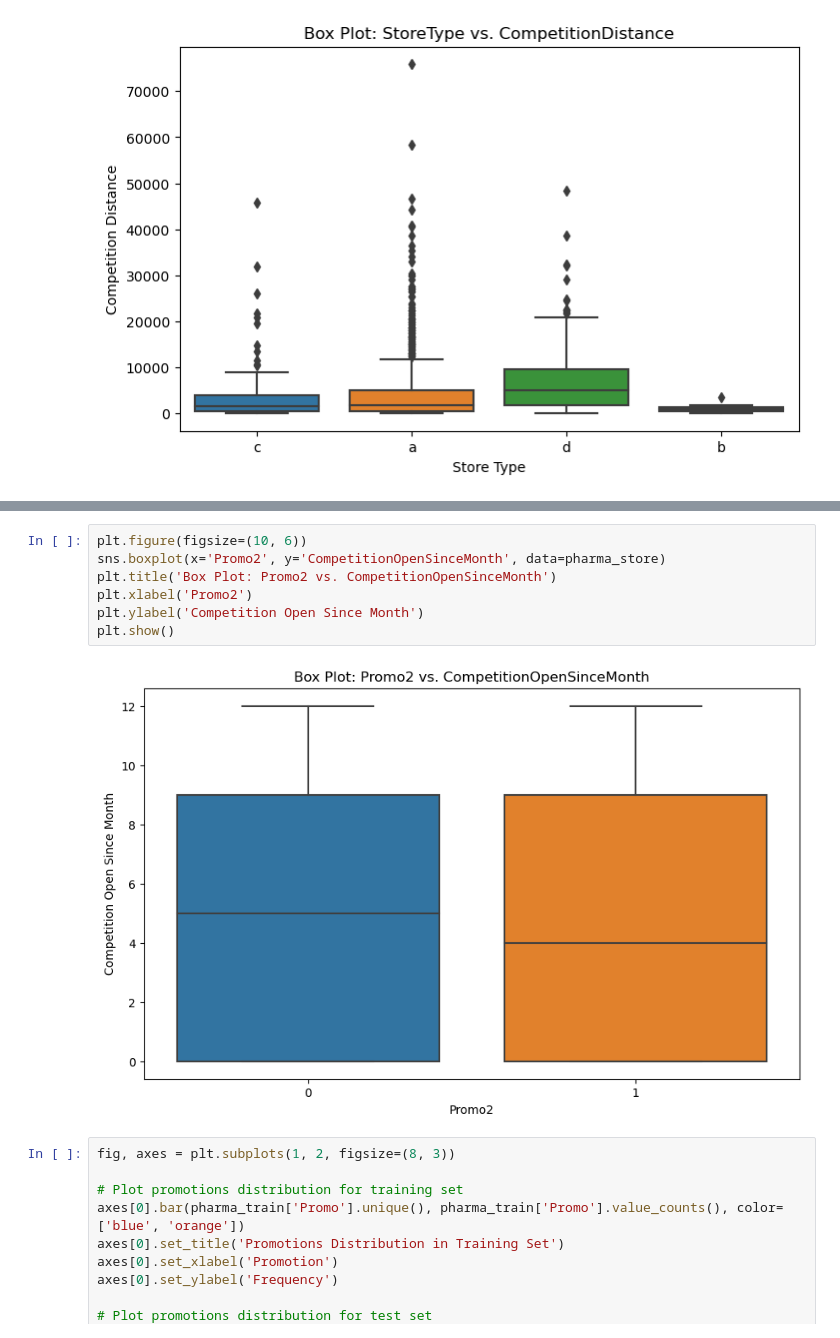
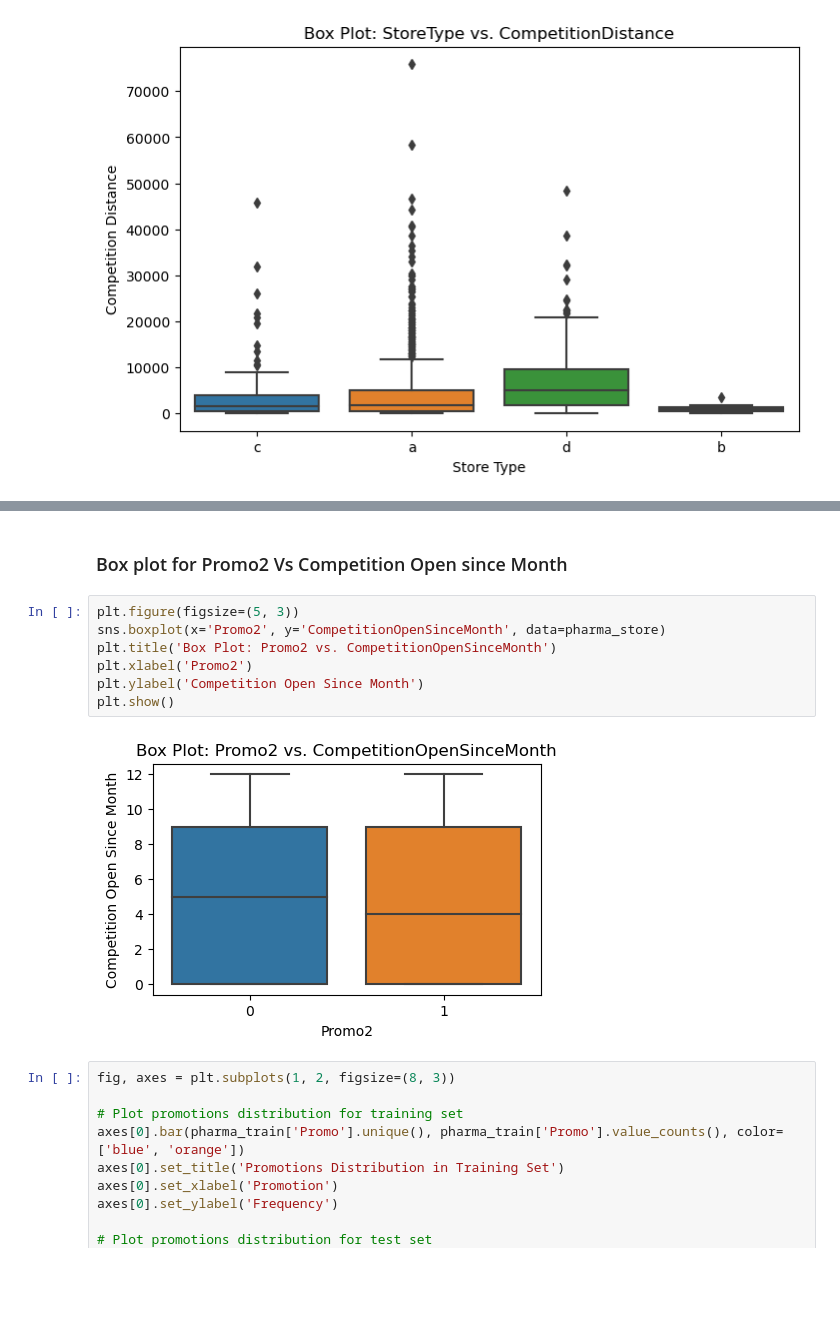
Before and after one commit to Hemamagam/Project-6--Pharmaceutical-Sale-Prediction-, a Jupyter notebook: Task1_purchase_behaviour.ipynb, the cells around one changed output, grey strips where cells are left out. Cells and saved outputs as stored; diff of their text form; blank space fills up the shorter version.

```diff
--- a/Task1_purchase_behaviour.ipynb
+++ b/Task1_purchase_behaviour.ipynb
@@ -764,12 +830,14 @@ plt.show()
+# %% [markdown]
+### Box plot for Promo2 Vs Competition Open since Month
 # %%
-plt.figure(figsize=(10, 6))
+plt.figure(figsize=(5, 3))
 sns.boxplot(x='Promo2', y='CompetitionOpenSinceMonth', data=pharma_store)
 plt.title('Box Plot: Promo2 vs. CompetitionOpenSinceMonth')
 plt.xlabel('Promo2')
 plt.ylabel('Competition Open Since Month')
 plt.show()
 # %% [output]
-[figure, old version]
+[figure, new version]
 # %%
 fig, axes = plt.subplots(1, 2, figsize=(8, 3))
 
```
Also changed, not shown: parts of 4 cells of this notebook.
